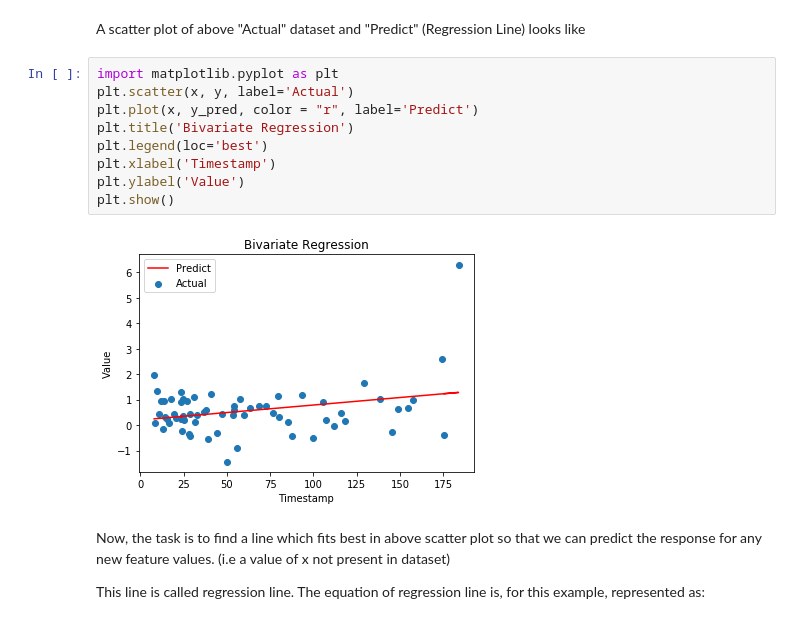
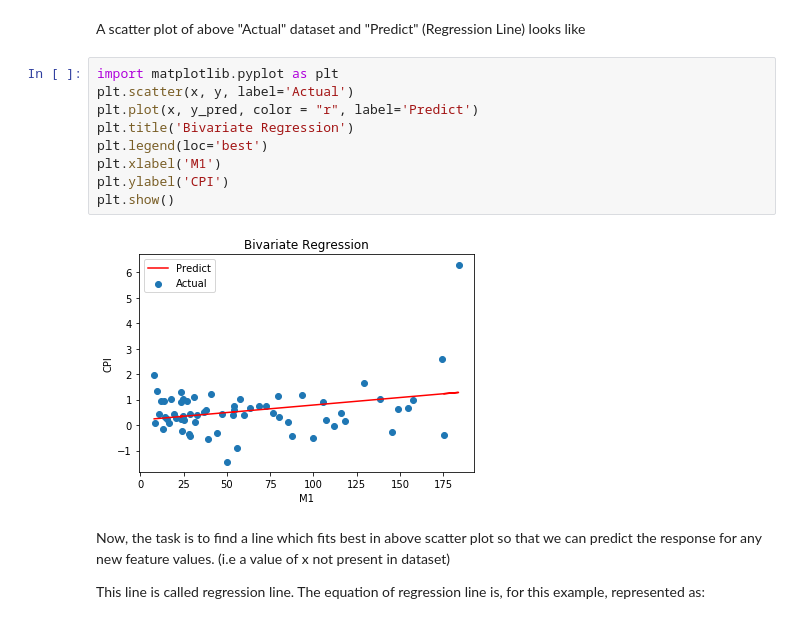
Before and after one commit to aricem/BusinessForecasting, a Jupyter notebook: CPI.ipynb, the cells around one changed output. Cells and saved outputs as stored; diff of their text form.

```diff
--- a/CPI.ipynb
+++ b/CPI.ipynb
@@ -1020,14 +1020,14 @@ A scatter plot of above "Actual" dataset and "Predict" (Regression Line) looks l
 # %%
 import matplotlib.pyplot as plt
 plt.scatter(x, y, label='Actual')
 plt.plot(x, y_pred, color = "r", label='Predict')
 plt.title('Bivariate Regression')
 plt.legend(loc='best')
-plt.xlabel('Timestamp')
-plt.ylabel('Value')
+plt.xlabel('M1')
+plt.ylabel('CPI')
 plt.show()
 # %% [output]
-[figure, old version]
+[figure, new version]
 # %% [markdown]
 Now, the task is to find a line which fits best in above scatter plot so that we can predict the response for any new feature values. (i.e a value of x not present in dataset)
 
```
Also changed, not shown: parts of 4 cells of this notebook.
